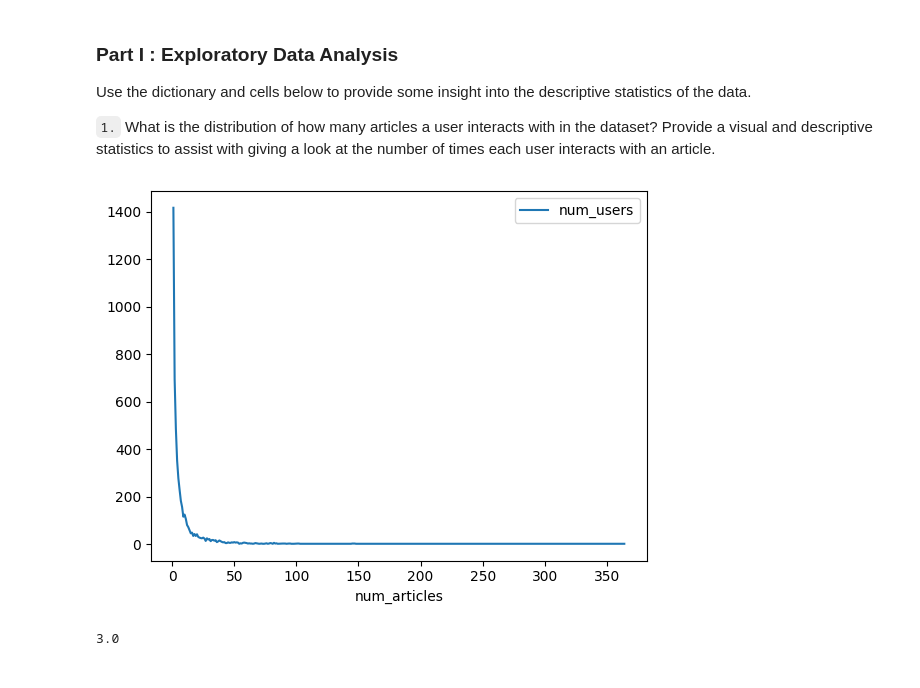
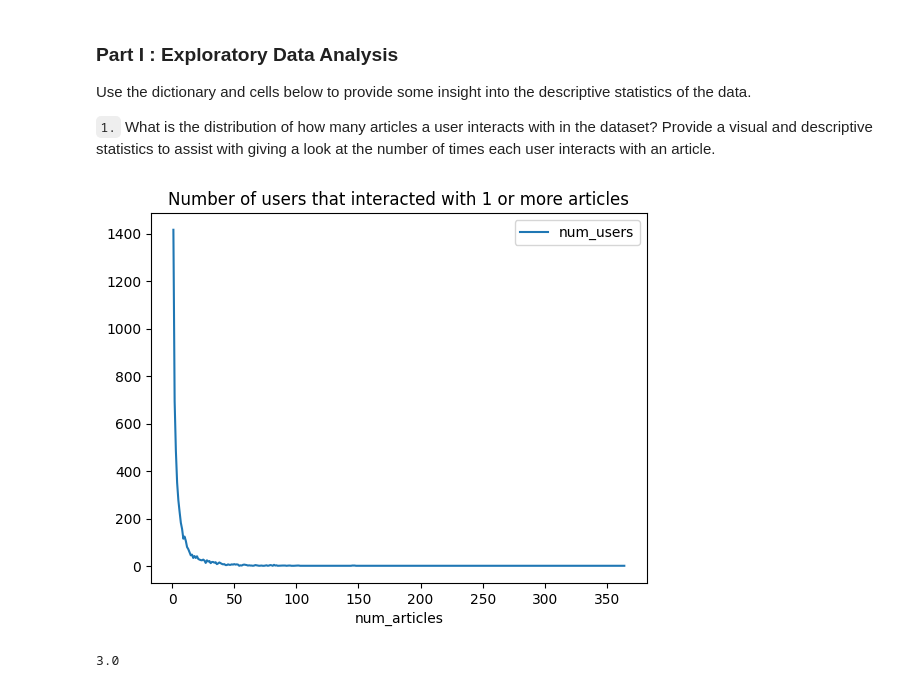
Before and after one commit to RealTimeShepherd/ibm-recommendation-system, a Jupyter notebook: Recommendations_with_IBM.ipynb, the cells around one changed output. Cells and saved outputs as stored; diff of their text form; code cells hidden in the pictures.

```diff
--- a/Recommendations_with_IBM.ipynb
+++ b/Recommendations_with_IBM.ipynb
@@ -61,13 +61,13 @@ Use the dictionary and cells below to provide some insight into the descriptive
 # %%
 df_inters = df.groupby('email').count()
 df_inters.columns.values[0] = 'num_articles'
 df_counts = df_inters.groupby('num_articles').count()
 df_counts.columns.values[0] = 'num_users'
 df_counts = df_counts.reset_index()
-df_counts.plot(x='num_articles', y='num_users', kind='line')
+df_counts.plot(x='num_articles', y='num_users', kind='line', title='Number of users that interacted with 1 or more articles')
 plt.show()
 # %% [output]
-[figure, old version]
+[figure, new version]
 # %%
 print(df_inters['num_articles'].median())
 # %% [output]
```
Also changed, not shown: parts of 11 cells of this notebook.
